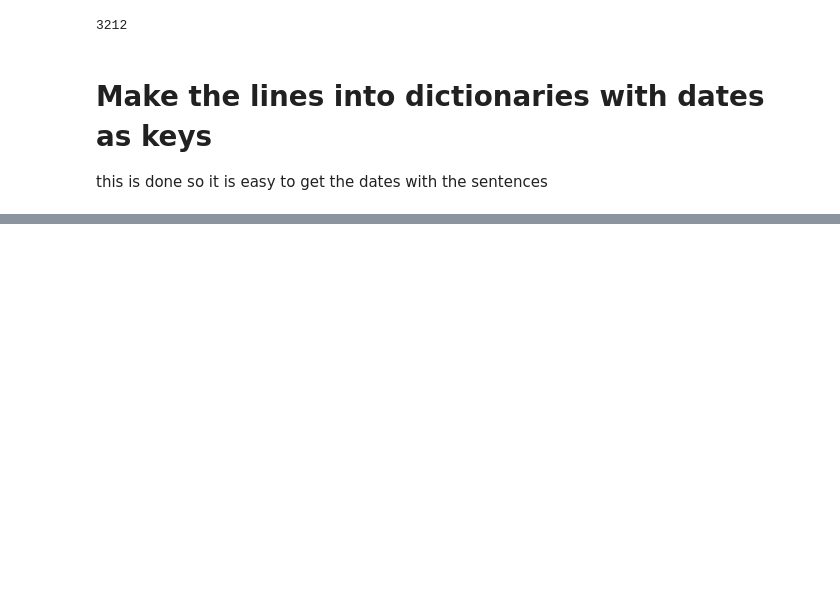
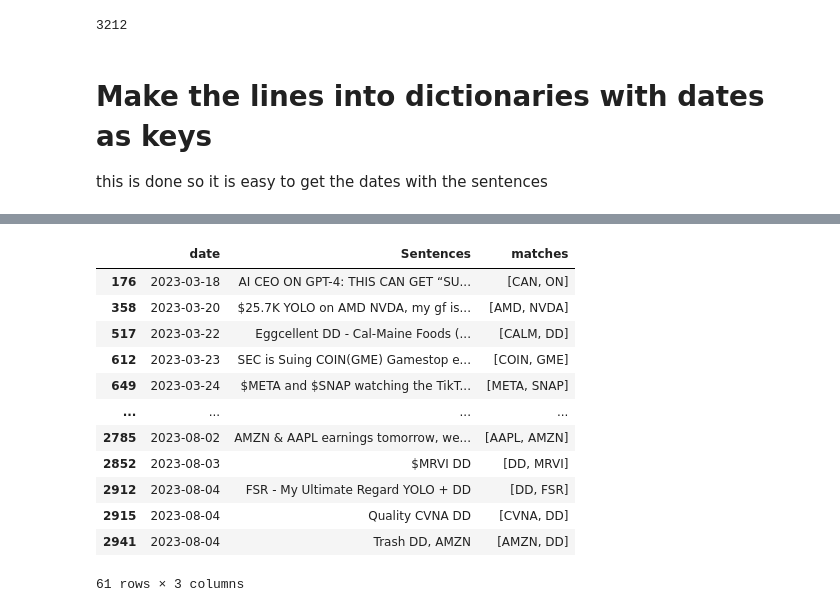
Before and after one commit to Christopher-jason/cjs-dissertation, a Jupyter notebook: Stocks/dissy_draft1.ipynb, the cells around one changed output, grey strips where cells are left out. Saved outputs shown, nothing was run; the diff lists cells and outputs as text; code cells hidden in the pictures; blank space fills up the shorter version.

```diff
--- a/Stocks/dissy_draft1.ipynb
+++ b/Stocks/dissy_draft1.ipynb
@@ -116,0 +117,2 @@ IndentationError: expected an indented block after function definition on line 1
+# %%
+hot_dict = make_dictionary('clean_hot.txt')
@@ -116,0 +123,37 @@ IndentationError: expected an indented block after function definition on line 1
+# %%
+def symbol_matches(sentence, symbol_list):
+    matches = []
+    for symbol in symbol_list:
+        if pd.notna(symbol):  # Skip NaN values in the symbol_list
+            pattern = r"\b" + re.escape(str(symbol)) + r"\b"
+            if re.search(pattern, sentence):
+                matches.append(symbol)
+    return matches
+
+def find_matches(date_dict,symbols):
+    # List to store the results
+    results = []
+
+    # Iterate through each date and its sentences in the dictionary
+    for date, sentences in date_dict.items():
+        # Iterate through each sentence
+        for sentence in sentences:
+            # Find matches for each sentence with "Symbol" and "Dollar_Symbol" columns
+            matches_symbols = symbol_matches(sentence, symbols['Symbol'].tolist())
+            matches_dollar_symbols = symbol_matches(sentence, symbols['Dollar_Symbol'].tolist())
+            all_matches = matches_symbols + matches_dollar_symbols
+            #if all_matches is empty then save then input "S&P"
+            if not all_matches:
+                all_matches = ['S&P']
+
+            # Append the results to the list
+            results.append((date, sentence, all_matches))
+
+    # Create a new DataFrame to store the results
+    tickers = pd.DataFrame(results, columns=["date", "Sentences", "matches"])
+
+    # Print the result DataFrame
+    print(tickers)
+
+    # Return the result DataFrame
+    return tickers
@@ -116,0 +177,17 @@ IndentationError: expected an indented block after function definition on line 1
+# %%
+#print all the matches which has more than one match from tickers
+hot_ticker[hot_ticker['matches'].apply(lambda x: len(x) > 1)]
+# %% [output]
+|  | date | Sentences | matches |
+| 176 | 2023-03-18 | AI CEO ON GPT-4: THIS CAN GET “SU... | [CAN, ON] |
+| 358 | 2023-03-20 | $25.7K YOLO on AMD NVDA, my gf is... | [AMD, NVDA] |
+| 517 | 2023-03-22 | Eggcellent DD - Cal-Maine Foods (... | [CALM, DD] |
+| 612 | 2023-03-23 | SEC is Suing COIN(GME) Gamestop e... | [COIN, GME] |
+| 649 | 2023-03-24 | $META and $SNAP watching the TikT... | [META, SNAP] |
+| ... | ... | ... | ... |
+| 2785 | 2023-08-02 | AMZN & AAPL earnings tomorrow, we... | [AAPL, AMZN] |
+| 2852 | 2023-08-03 | $MRVI DD | [DD, MRVI] |
+| 2912 | 2023-08-04 | FSR - My Ultimate Regard YOLO + DD | [DD, FSR] |
+| 2915 | 2023-08-04 | Quality CVNA DD | [CVNA, DD] |
+| 2941 | 2023-08-04 | Trash DD, AMZN | [AMZN, DD] |
+61 rows × 3 columns
```
Also changed, not shown: parts of 12 cells of this notebook, 2 other files.
